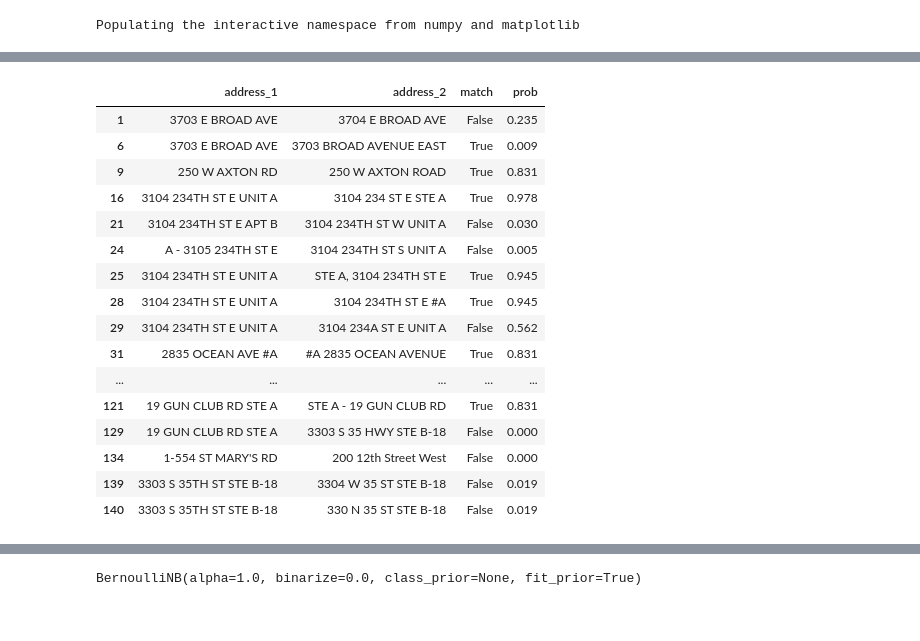
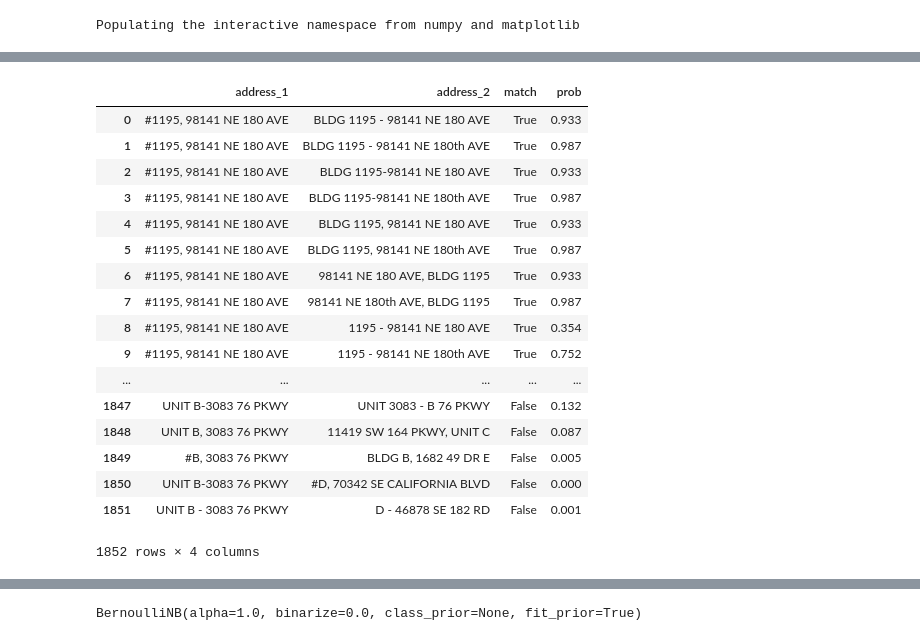
Before and after one commit to aberk104/CS410-Project, a Jupyter notebook: Train Address Classifier.ipynb, the cells around one changed output, grey strips where cells are left out. Cells and saved outputs as stored; diff of their text form; code cells hidden in the pictures.

```diff
--- a/Train Address Classifier.ipynb
+++ b/Train Address Classifier.ipynb
@@ -11,6 +11,7 @@ from sklearn import naive_bayes
 
 ADDRESS_COLS = ["STREET_NUMBER", "PRE_DIRECTION", "STREET_NAME", "STREET_TYPE", "POST_DIRECTION",
                 "UNIT_TYPE", "UNIT_NUMBER"]
+DIST_COLS = ["STREET_NUMBER", "STREET_NAME", "UNIT_NUMBER"]
 pd.set_option('display.float_format', lambda x: '%.3f' % x)
 
 def digit_extract(s):
@@ -31,8 +32,8 @@ def series_ed(s1: pd.Series, s2: pd.Series):
 
 def edit_distance_matrix(df1: pd.DataFrame, df2: pd.DataFrame):
     out = pd.DataFrame()
-    for col in ADDRESS_COLS:
-        out[col] = series_ed(df1[col], df2[col])
+    for col in DIST_COLS:
+        out[col+'DIST'] = series_ed(df1[col], df2[col])
     return out
 
 def equal_features(df1: pd.DataFrame, df2: pd.DataFrame):
@@ -61,0 +61,4 @@ full_data = pd.read_csv('address_compare/data/compare_train.csv')[['address_1',
+# %%
+from address_compare.address_randomizer import random_addresses2
+full_data = random_addresses2(50)
+full_data
@@ -62,10 +84,10 @@ full_data = pd.read_csv('address_compare/data/compare_train.csv')[['address_1',
 # %%
 ad1 = at.series_to_address_df(full_data['address_1'], standardize=True)
 ad2 = at.series_to_address_df(full_data['address_2'], standardize=True)
-features = equal_features(ad1, ad2)
+features = pd.concat([edit_distance_matrix(ad1, ad2), equal_features(ad1, ad2)], axis = 1)
 features['STREET_MOD_TEXT_EQUAL'] = number_mod_text_series(ad1['STREET_NAME'], ad2['STREET_NAME'])
 features['const'] = 1
 features = features.applymap(int)
 train = np.random.binomial(1, .7, full_data.shape[0]) == 1
-features[train]
+features.corr()
 # %% [output]
@@ -118,25 +138,26 @@ Logit Regression Results
 # %%
 full_data['prob'] = f.predict(features)
 # %%
-full_data[~train]
+full_data
 # %% [output]
 |  | address_1 | address_2 | match | prob |
-| 1 | 3703 E BROAD AVE | 3704 E BROAD AVE | False | 0.235 |
-| 6 | 3703 E BROAD AVE | 3703 BROAD AVENUE EAST | True | 0.009 |
-| 9 | 250 W AXTON RD | 250 W AXTON ROAD | True | 0.831 |
-| 16 | 3104 234TH ST E UNIT A | 3104 234 ST E STE A | True | 0.978 |
-| 21 | 3104 234TH ST E APT B | 3104 234TH ST W UNIT A | False | 0.030 |
-| 24 | A - 3105 234TH ST E | 3104 234TH ST S UNIT A | False | 0.005 |
-| 25 | 3104 234TH ST E UNIT A | STE A, 3104 234TH ST E | True | 0.945 |
-| 28 | 3104 234TH ST E UNIT A | 3104 234TH ST E #A | True | 0.945 |
-| 29 | 3104 234TH ST E UNIT A | 3104 234A ST E UNIT A | False | 0.562 |
-| 31 | 2835 OCEAN AVE #A | #A 2835 OCEAN AVENUE | True | 0.831 |
+| 0 | #1195, 98141 NE 180 AVE | BLDG 1195 - 98141 NE 180 AVE | True | 0.933 |
+| 1 | #1195, 98141 NE 180 AVE | BLDG 1195 - 98141 NE 180th AVE | True | 0.987 |
+| 2 | #1195, 98141 NE 180 AVE | BLDG 1195-98141 NE 180 AVE | True | 0.933 |
+| 3 | #1195, 98141 NE 180 AVE | BLDG 1195-98141 NE 180th AVE | True | 0.987 |
+| 4 | #1195, 98141 NE 180 AVE | BLDG 1195, 98141 NE 180 AVE | True | 0.933 |
+| 5 | #1195, 98141 NE 180 AVE | BLDG 1195, 98141 NE 180th AVE | True | 0.987 |
+| 6 | #1195, 98141 NE 180 AVE | 98141 NE 180 AVE, BLDG 1195 | True | 0.933 |
+| 7 | #1195, 98141 NE 180 AVE | 98141 NE 180th AVE, BLDG 1195 | True | 0.987 |
+| 8 | #1195, 98141 NE 180 AVE | 1195 - 98141 NE 180 AVE | True | 0.354 |
+| 9 | #1195, 98141 NE 180 AVE | 1195 - 98141 NE 180th AVE | True | 0.752 |
 | ... | ... | ... | ... | ... |
-| 121 | 19 GUN CLUB RD STE A | STE A - 19 GUN CLUB RD | True | 0.831 |
-| 129 | 19 GUN CLUB RD STE A | 3303 S 35 HWY STE B-18 | False | 0.000 |
-| 134 | 1-554 ST MARY'S RD | 200 12th Street West | False | 0.000 |
-| 139 | 3303 S 35TH ST STE B-18 | 3304 W 35 ST STE B-18 | False | 0.019 |
-| 140 | 3303 S 35TH ST STE B-18 | 330 N 35 ST STE B-18 | False | 0.019 |
+| 1847 | UNIT B-3083 76 PKWY | UNIT 3083 - B 76 PKWY | False | 0.132 |
+| 1848 | UNIT B, 3083 76 PKWY | 11419 SW 164 PKWY, UNIT C | False | 0.087 |
+| 1849 | #B, 3083 76 PKWY | BLDG B, 1682 49 DR E | False | 0.005 |
+| 1850 | UNIT B-3083 76 PKWY | #D, 70342 SE CALIFORNIA BLVD | False | 0.000 |
+| 1851 | UNIT B - 3083 76 PKWY | D - 46878 SE 182 RD | False | 0.001 |
+1852 rows × 4 columns
 # %%
 fpr, tpr, thresh = roc_curve(full_data[~train]['match'], full_data[~train]['prob'])
 plt.plot(fpr, tpr)
```
Also changed, not shown: parts of 14 cells of this notebook, 6 other files.
